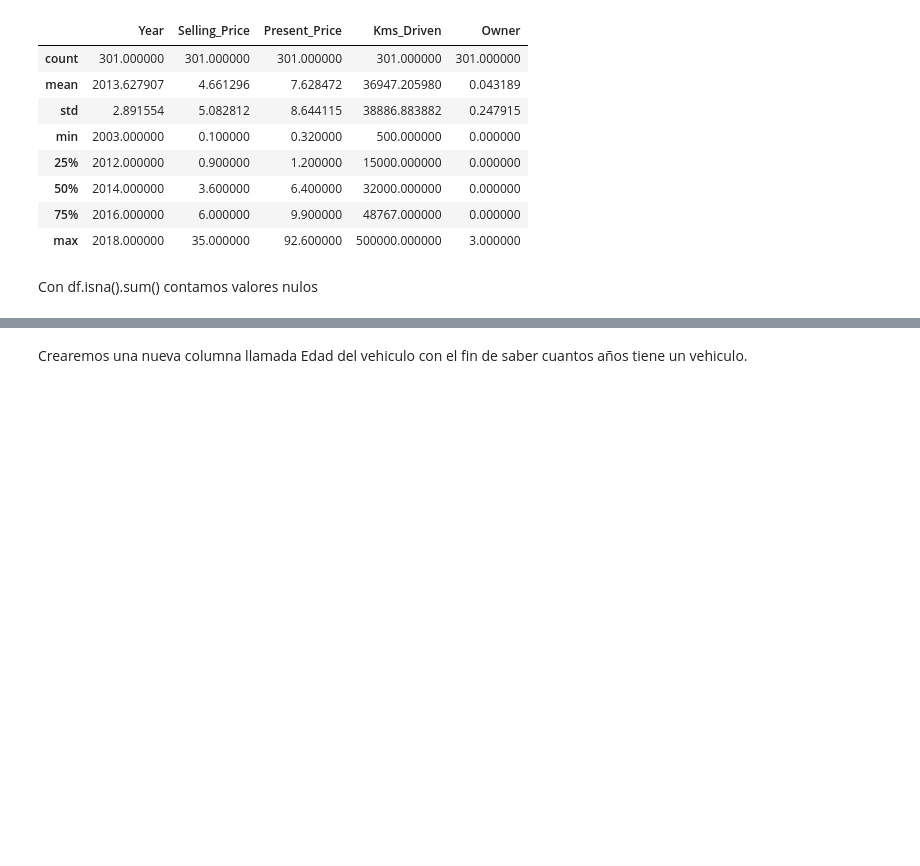
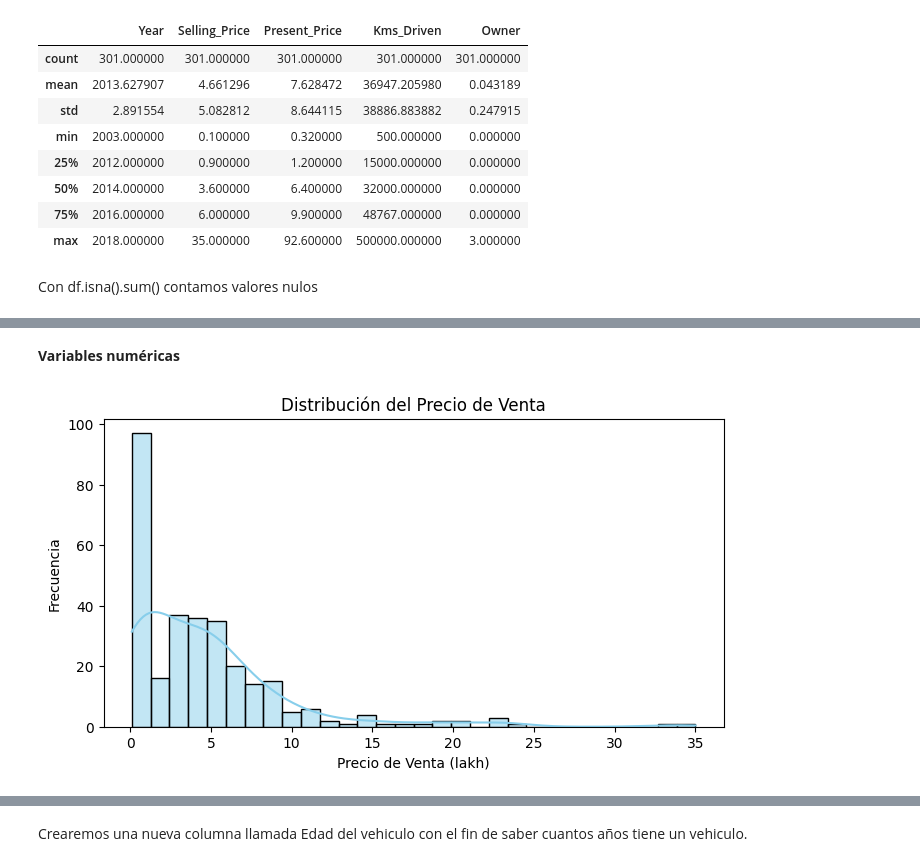
Before and after one commit to jadceron/taller3, a Jupyter notebook: Tarea3_Regresion_Lineal_vehicle_dataset.ipynb, the cells around one changed output, grey strips where cells are left out. Cells and saved outputs as stored; diff of their text form; code cells hidden in the pictures; blank space fills up the shorter version.

```diff
--- a/Tarea3_Regresion_Lineal_vehicle_dataset.ipynb
+++ b/Tarea3_Regresion_Lineal_vehicle_dataset.ipynb
@@ -104,0 +140,12 @@ Eliminamos car_name del dataset, el nombre no sera relevante para nuestro analis
+# %% [markdown]
+**Variables numéricas**
+# %%
+# Distribución del precio de venta
+plt.figure(figsize=(8, 4))
+sns.histplot(df['Selling_Price'], kde=True, bins=30, color='skyblue')
+plt.title('Distribución del Precio de Venta')
+plt.xlabel('Precio de Venta (lakh)')
+plt.ylabel('Frecuencia')
+plt.show()
+# %% [output]
+[figure, added]
```
Also changed, not shown: parts of 55 cells of this notebook.
